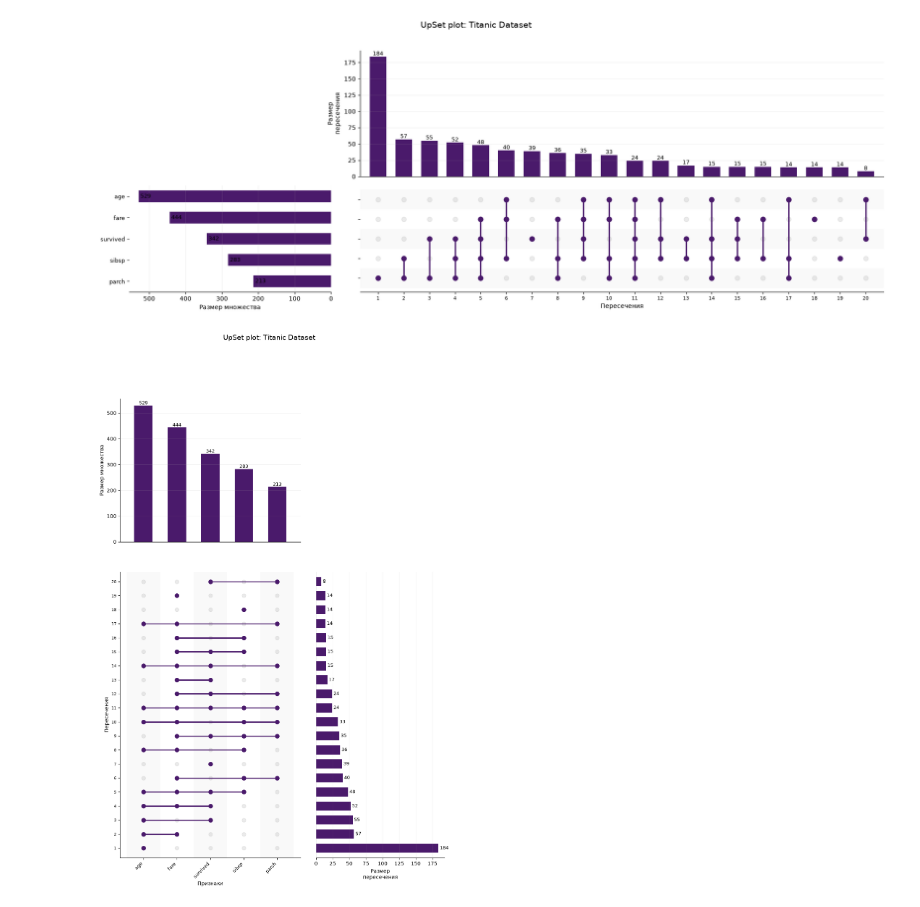
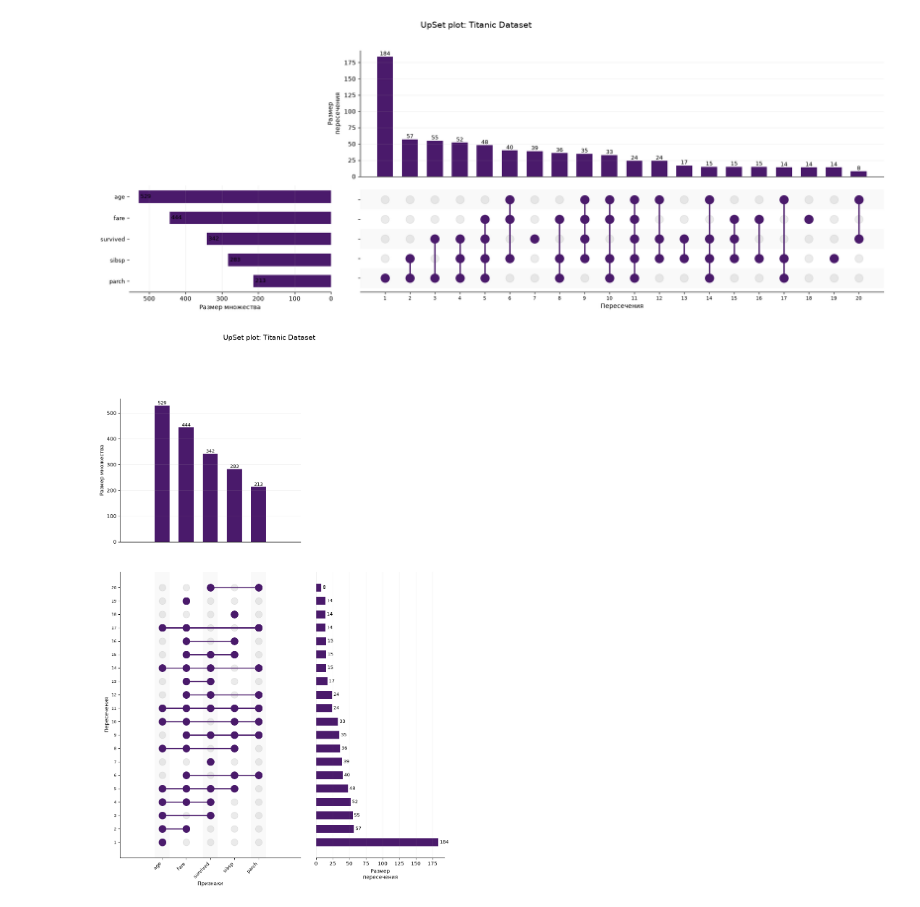
Before and after one commit to jul-os/NSU_AI-Robotics, a Jupyter notebook: tsr/plots/upset.ipynb, the cells around one changed output. Cells and saved outputs as stored; diff of their text form; code cells hidden in the pictures.

```diff
--- a/tsr/plots/upset.ipynb
+++ b/tsr/plots/upset.ipynb
@@ -739,7 +810,13 @@ fig, result = build_upset_visualization(
 
     # Основной цвет и размер точек:
     color="#4A1A6B",
-    dot_size=65,
+    dot_size=200,
+
+    # Толщина столбцов и промежутки между ними:
+    set_size_bar_width=0.35,
+    set_size_bar_gap=0.25,
+    intersection_size_bar_width=0.45,
+    intersection_size_bar_gap=0.25,
 
     # Серые точки и линии на фоне:
     dim_opacity=0.25,
@@ -755,32 +832,38 @@ fig, result = build_upset_visualization(
 
 plt.show()
 # %% [output]
-[figure, old version]
+[figure, new version]
 # %%
 fig, result = build_upset_visualization(
     dataframe=df,
     columns=None,
     missing_limit=3,
     selection_method="above_median",
     top_combinations=20,
     minimum_count=2,
 
     # Основной цвет и размер точек:
     color="#4A1A6B",
-    dot_size=65,
+    dot_size=200,
+
+    # Толщина столбцов и промежутки между ними:
+    set_size_bar_width=0.25,
+    set_size_bar_gap=0.15,
+    intersection_size_bar_width=0.35,
+    intersection_size_bar_gap=0.25,
 
     # Серые точки и линии на фоне:
     dim_opacity=0.25,
     guide_line_opacity=0.16,
 
     layout="vertical",
 
     heading="UpSet plot: Titanic Dataset"
 )
 
 plt.show()
 
 
 # TODO: Спросить норм ли то максимум снизу
 # %% [output]
-[figure, old version]
+[figure, new version]
```
Also changed, not shown: parts of 1 cell of this notebook, 1 other file.
